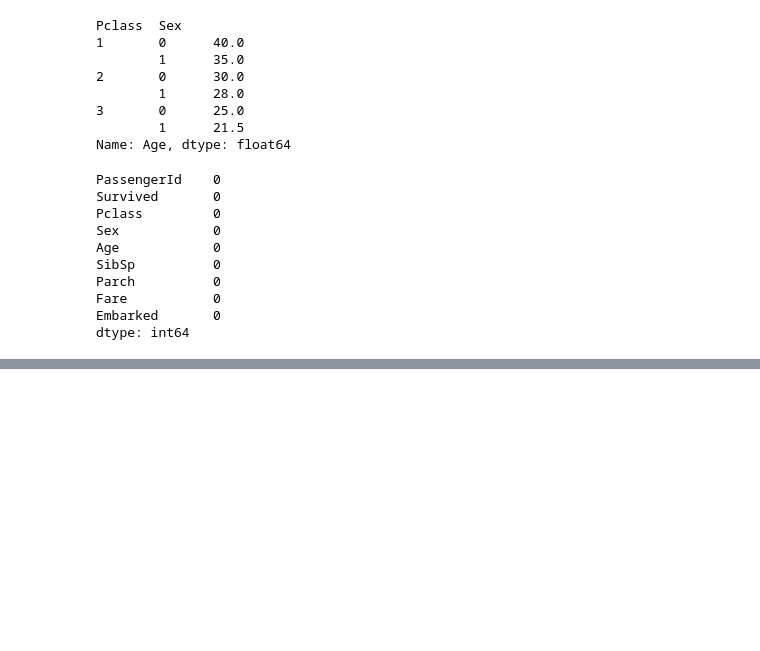
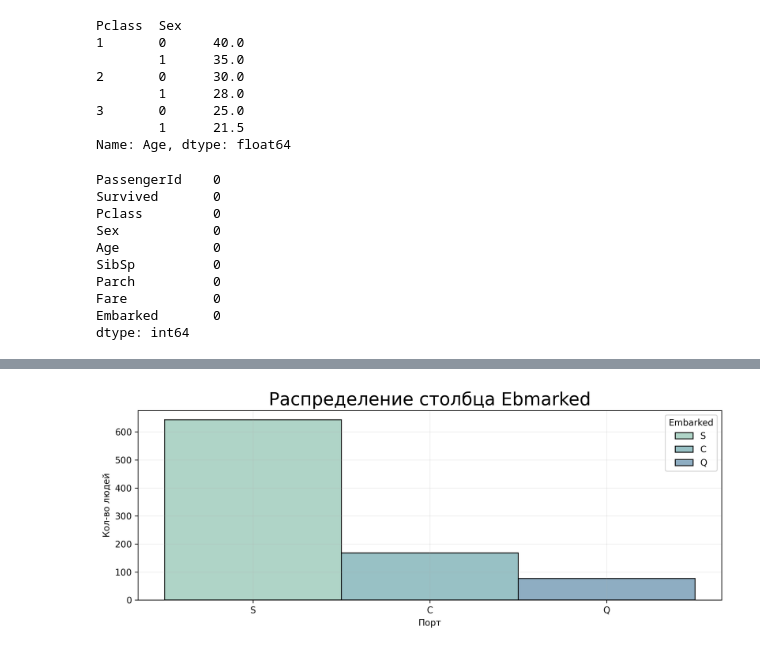
Before and after one commit to Jafarkor/ml_training, a Jupyter notebook: homeworks/HW_titanic.ipynb, the cells around one changed output, grey strips where cells are left out. Saved outputs shown, nothing was run; the diff lists cells and outputs as text; code cells hidden in the pictures; blank space fills up the shorter version.

```diff
--- a/homeworks/HW_titanic.ipynb
+++ b/homeworks/HW_titanic.ipynb
@@ -162,0 +181,13 @@ dtype: int64
+# %%
+plt.figure(figsize=(10, 4), dpi=300)
+
+sns.histplot(data=df, x='Embarked', hue='Embarked', bins=3, palette='crest')
+plt.grid(True, alpha=0.2)
+plt.xlabel('Порт')
+plt.ylabel('Кол-во людей')
+
+plt.title('Распределение столбца Ebmarked', fontsize=20)
+plt.tight_layout()
+plt.show()
+# %% [output]
+[figure, added]
```
Also changed, not shown: parts of 10 cells of this notebook.
